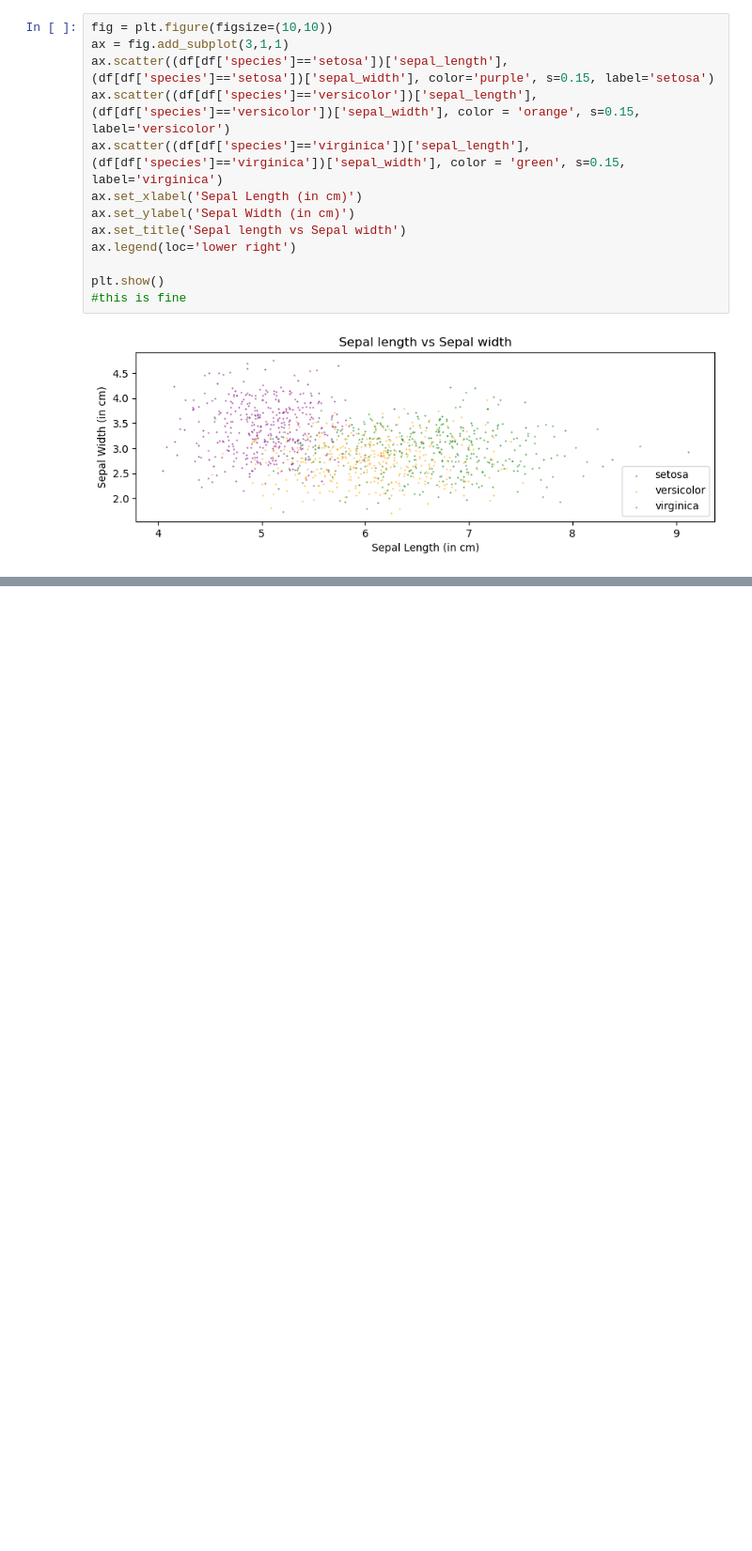
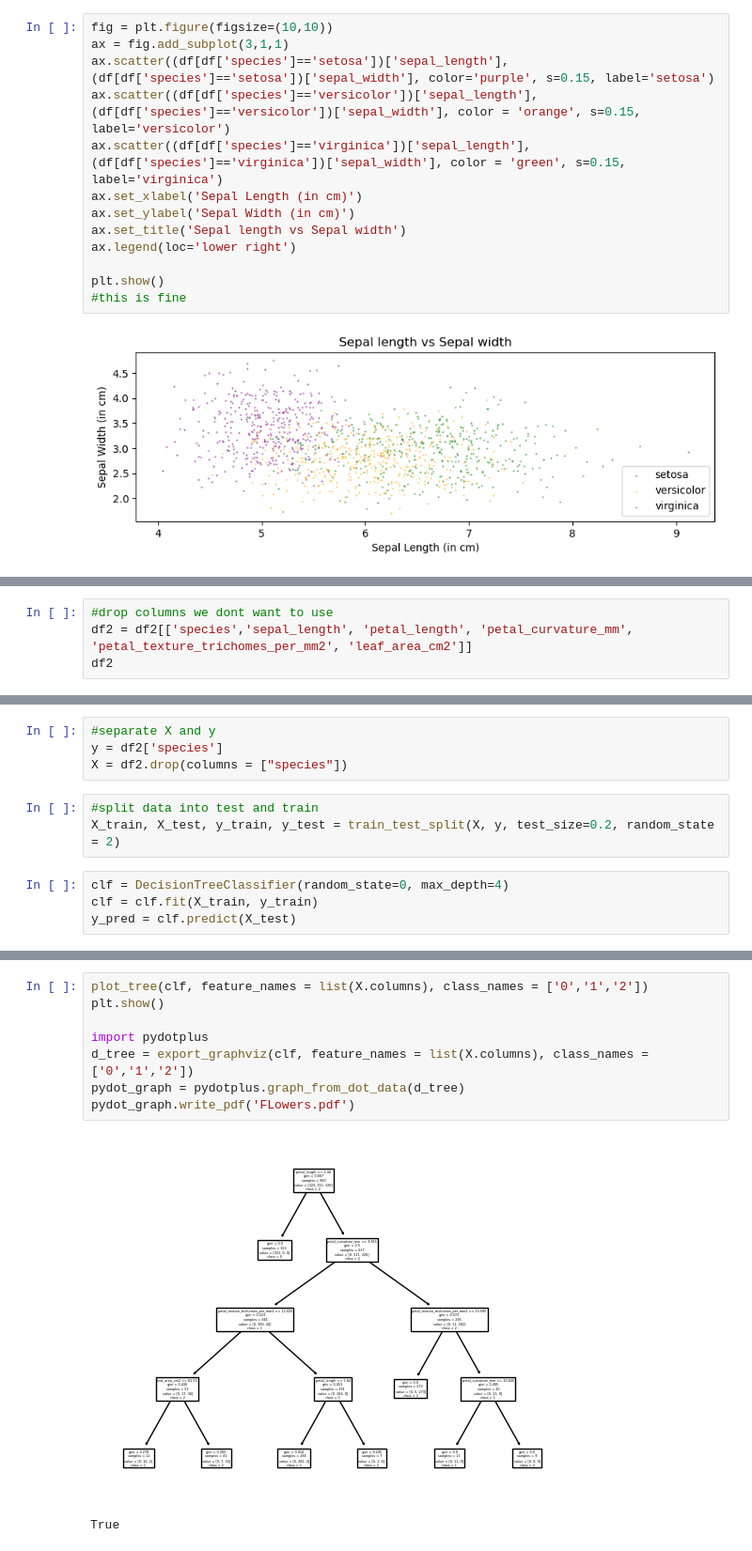
Before and after one commit to Prateek2000/ml-project-2024-autumn, a Jupyter notebook: flowers.ipynb, the cells around one changed output, grey strips where cells are left out. Shown at 94% size. Cells and saved outputs as stored; diff of their text form; blank space fills up the shorter version.

```diff
--- a/flowers.ipynb
+++ b/flowers.ipynb
@@ -85,0 +98,4 @@ plt.show()
+# %%
+#drop columns we dont want to use
+df2 = df2[['species','sepal_length', 'petal_length', 'petal_curvature_mm', 'petal_texture_trichomes_per_mm2', 'leaf_area_cm2']]
+df2
@@ -85,0 +116,11 @@ plt.show()
+# %%
+#separate X and y
+y = df2['species']
+X = df2.drop(columns = ["species"])
+# %%
+#split data into test and train
+X_train, X_test, y_train, y_test = train_test_split(X, y, test_size=0.2, random_state = 2)
+# %%
+clf = DecisionTreeClassifier(random_state=0, max_depth=4)
+clf = clf.fit(X_train, y_train)
+y_pred = clf.predict(X_test)
@@ -85,0 +138,11 @@ plt.show()
+# %%
+plot_tree(clf, feature_names = list(X.columns), class_names = ['0','1','2'])
+plt.show()
+
+import pydotplus
+d_tree = export_graphviz(clf, feature_names = list(X.columns), class_names = ['0','1','2'])
+pydot_graph = pydotplus.graph_from_dot_data(d_tree)
+pydot_graph.write_pdf('FLowers.pdf')
+# %% [output]
+[figure, added]
+True
```
Also changed, not shown: parts of 5 cells of this notebook, 1 other file.
